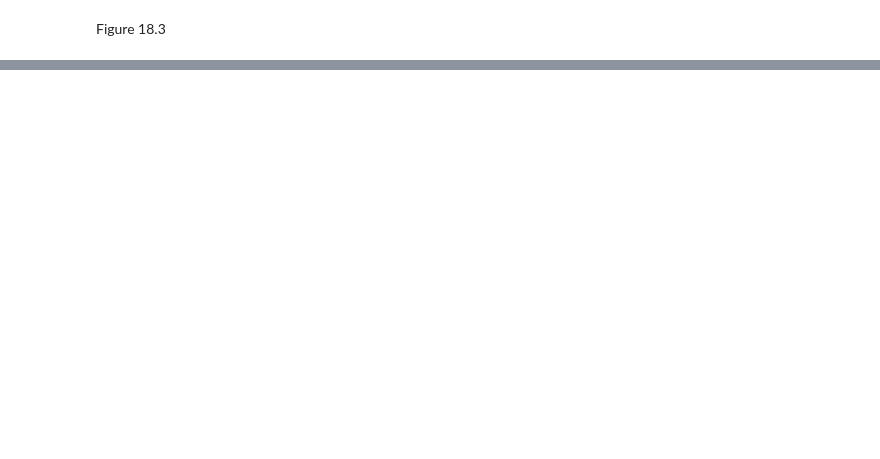
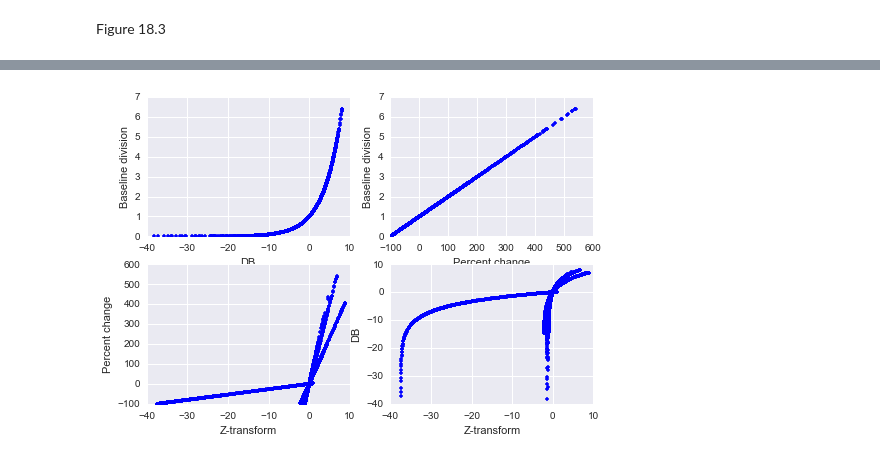
Before and after one commit to lyndond/Analyzing_Neural_Time_Series, a Jupyter notebook: chapter18.ipynb, the cells around one changed output, grey strips where cells are left out. Cells and saved outputs as stored; diff of their text form; code cells hidden in the pictures; blank space fills up the shorter version.

```diff
--- a/chapter18.ipynb
+++ b/chapter18.ipynb
@@ -134,0 +215,30 @@ Figure 18.3
+# %%
+# real data: percent change vs. baseline division
+baseline_power = mean(tf_data[:,baselineidx[0]:baselineidx[1]],axis=1)
+
+pctchange = 100 * (tf_data - reshape(baseline_power,[len(baseline_power),1]))/reshape(baseline_power,[len(baseline_power),1])
+
+subplot(221)
+baselinediv = tf_data / reshape(baseline_power,[len(baseline_power),1])
+plot(dbconverted[::5],baselinediv[::5],'.b') # don't need all the datapoints to make a point
+xlabel('DB'), ylabel('Baseline division')
+
+# dB vs. baseline division
+subplot(222)
+plot(pctchange[::5],baselinediv[::5],'.b')
+xlabel('Percent change'), ylabel('Baseline division')
+
+# Z-transform vs. percent change
+subplot(223)
+baseline_power = tf_data[:,baselineidx[0]:baselineidx[1]];
+baselineZ = (tf_data - reshape(mean(baseline_power,axis=1),[len(baseline_power),1]))/reshape(std(baseline_power,axis=1),[len(baseline_power),1])
+
+plot(baselineZ[::5],pctchange[::5],'.b')
+xlabel('Z-transform'), ylabel('Percent change')
+
+#Z-transform vs. dB
+subplot(224)
+plot(baselineZ[::5],dbconverted[::5],'.b')
+_=xlabel('Z-transform'), ylabel('DB')
+# %% [output]
+[figure, added]
```
Also changed, not shown: parts of 30 cells of this notebook.
